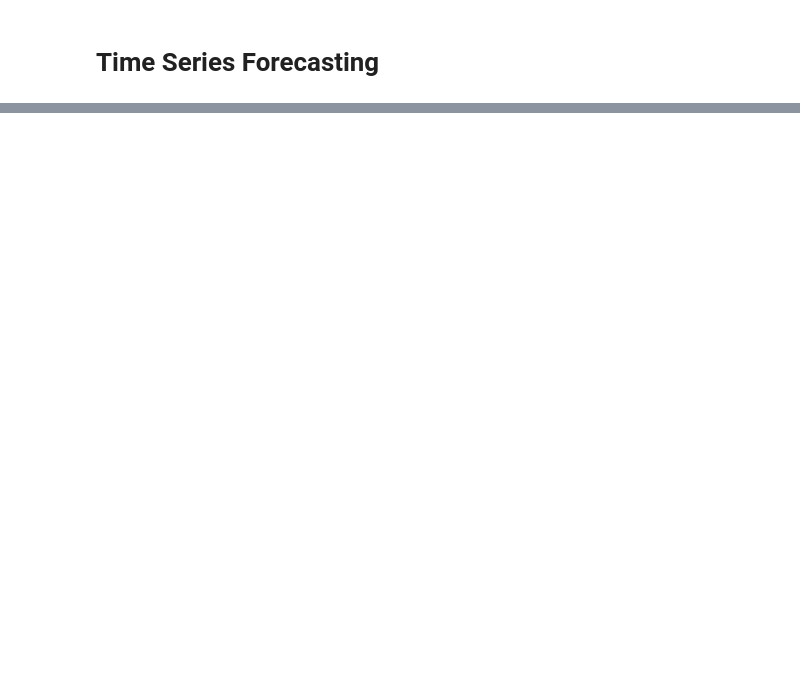
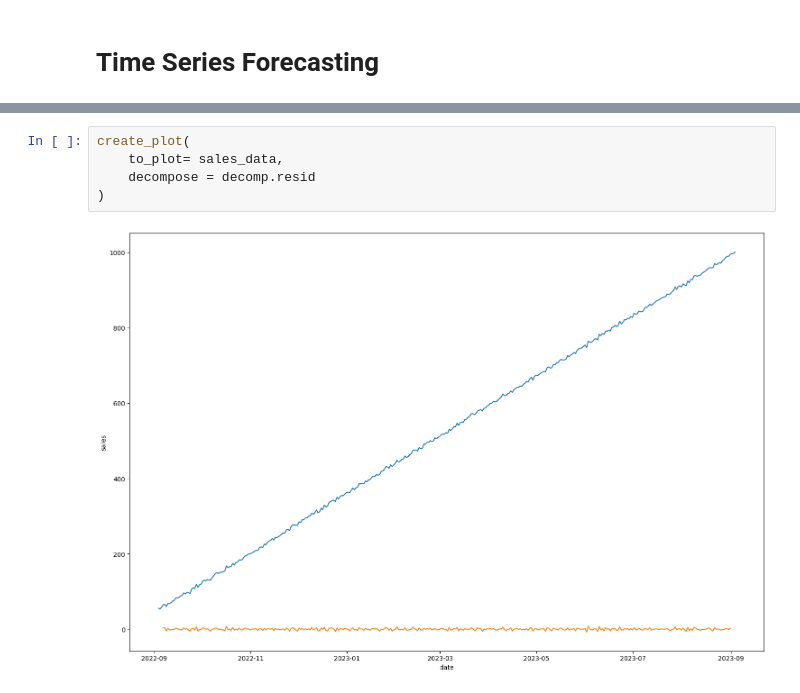
Before and after one commit to Diegomca98/4geeks-ml-template-prjs, a Jupyter notebook: src/explore.ipynb, the cells around one changed output, grey strips where cells are left out. Drawn from its saved outputs; the diff is of its cells as text; blank space fills up the shorter version.

```diff
--- a/src/explore.ipynb
+++ b/src/explore.ipynb
@@ -44,0 +106,7 @@ data.head()
+# %%
+create_plot(
+    to_plot= sales_data,
+    decompose = decomp.resid
+)
+# %% [output]
+[figure, added]
```
Also changed, not shown: parts of 22 cells of this notebook.
